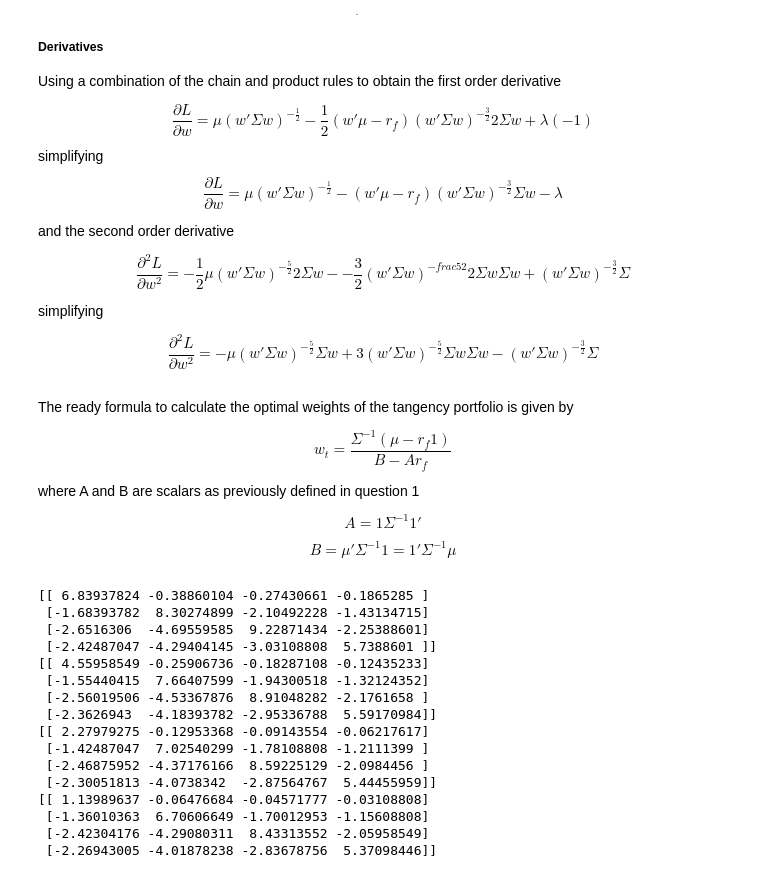
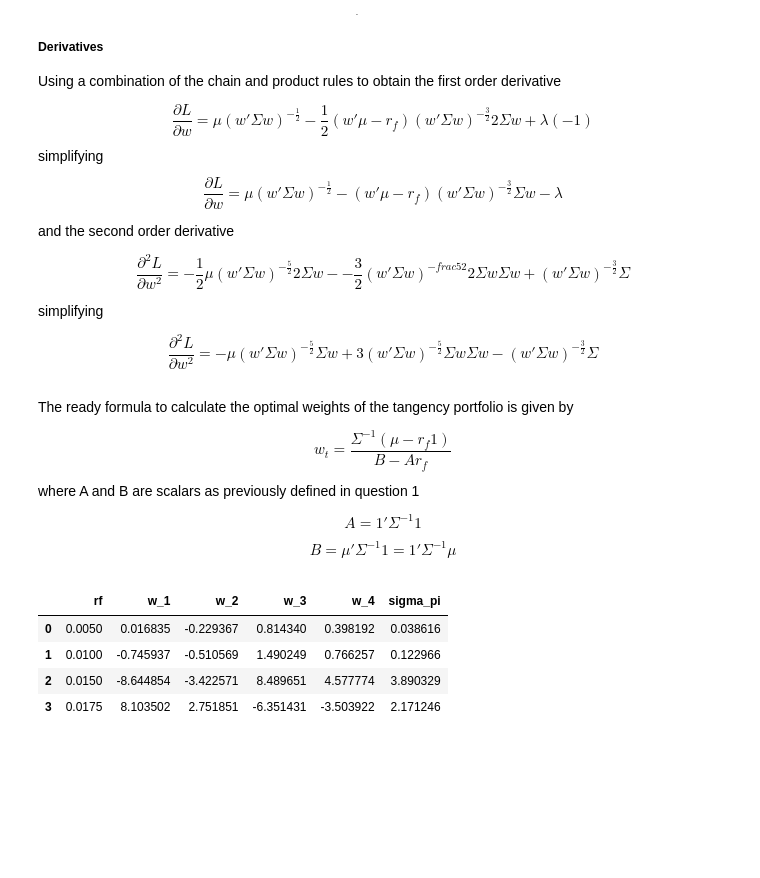
Before and after one commit to will-j-c/cqf_exam_1, a Jupyter notebook: question_2.ipynb, the cells around one changed output. Drawn from its saved outputs; the diff is of its cells as text; code cells hidden in the pictures; blank space fills up the shorter version.

```diff
--- a/question_2.ipynb
+++ b/question_2.ipynb
@@ -81,7 +81,7 @@ $$
 where A and B are scalars as previously defined in question 1
 
 \begin{equation*}
-A = 1\Sigma^{-1} 1'
+A = 1' \Sigma^{-1} 1
 \end{equation*}
 
 \begin{equation*}
@@ -124,26 +124,24 @@ inverse_covariance_matrix = inv(covariance_matrix)
 # Compute A and B
 A = multi_dot((one.T,inverse_covariance_matrix,one))
 B = multi_dot((one.T,inverse_covariance_matrix,mu))
-# %%
-# For each risk free rate, compute the optimal weights and add them to a dataframe
-df = pd.DataFrame([], columns=['rf', 'w_1', 'w_2', 'w_3', 'w_4', 'sigma_pi'])
-for rate in r:
-    weights = (inverse_covariance_matrix * (mu - rate*one))/(B - A*rate)
-    print((inverse_covariance_matrix * (mu - rate*one)))
-# %% [output]
-[[ 6.83937824 -0.38860104 -0.27430661 -0.1865285 ]
- [-1.68393782  8.30274899 -2.10492228 -1.43134715]
- [-2.6516306  -4.69559585  9.22871434 -2.25388601]
- [-2.42487047 -4.29404145 -3.03108808  5.7388601 ]]
-[[ 4.55958549 -0.25906736 -0.18287108 -0.12435233]
- [-1.55440415  7.66407599 -1.94300518 -1.32124352]
- [-2.56019506 -4.53367876  8.91048282 -2.1761658 ]
- [-2.3626943  -4.18393782 -2.95336788  5.59170984]]
-[[ 2.27979275 -0.12953368 -0.09143554 -0.06217617]
- [-1.42487047  7.02540299 -1.78108808 -1.2111399 ]
- [-2.46875952 -4.37176166  8.59225129 -2.0984456 ]
- [-2.30051813 -4.0738342  -2.87564767  5.44455959]]
-[[ 1.13989637 -0.06476684 -0.04571777 -0.03108808]
- [-1.36010363  6.70606649 -1.70012953 -1.15608808]
- [-2.42304176 -4.29080311  8.43313552 -2.05958549]
- [-2.26943005 -4.01878238 -2.83678756  5.37098446]]
+# %%
+# For each risk free rate, compute the optimal weights and add them to a dataframe
+arr = []
+for rate in r:
+    risk_premium = mu - multi_dot((rate, one))
+    weights = (multi_dot((inverse_covariance_matrix, risk_premium)) /
+               (B - A*rate))
+    # Add the risk free rate and the sigma_pi
+    sigma_pi = multi_dot((weights.T, covariance_matrix, weights))
+    row = np.insert(weights, 0, rate)
+    row = np.append(row, sigma_pi)
+    arr.append(row)
+
+df = pd.DataFrame(arr, columns=['rf', 'w_1', 'w_2', 'w_3', 'w_4', 'sigma_pi'])
+df
+# %% [output]
+|  | rf | w_1 | w_2 | w_3 | w_4 | sigma_pi |
+| 0 | 0.0050 | 0.016835 | -0.229367 | 0.814340 | 0.398192 | 0.038616 |
+| 1 | 0.0100 | -0.745937 | -0.510569 | 1.490249 | 0.766257 | 0.122966 |
+| 2 | 0.0150 | -8.644854 | -3.422571 | 8.489651 | 4.577774 | 3.890329 |
+| 3 | 0.0175 | 8.103502 | 2.751851 | -6.351431 | -3.503922 | 2.171246 |
```
Also changed, not shown: parts of 4 cells of this notebook.
